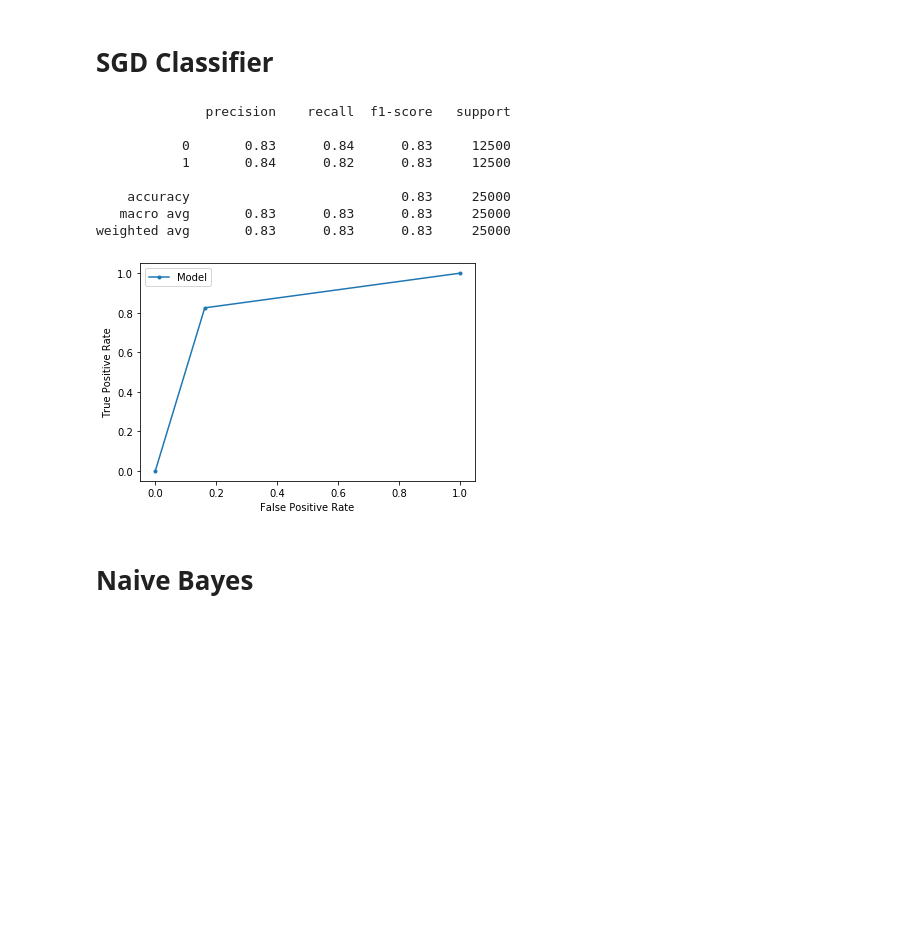
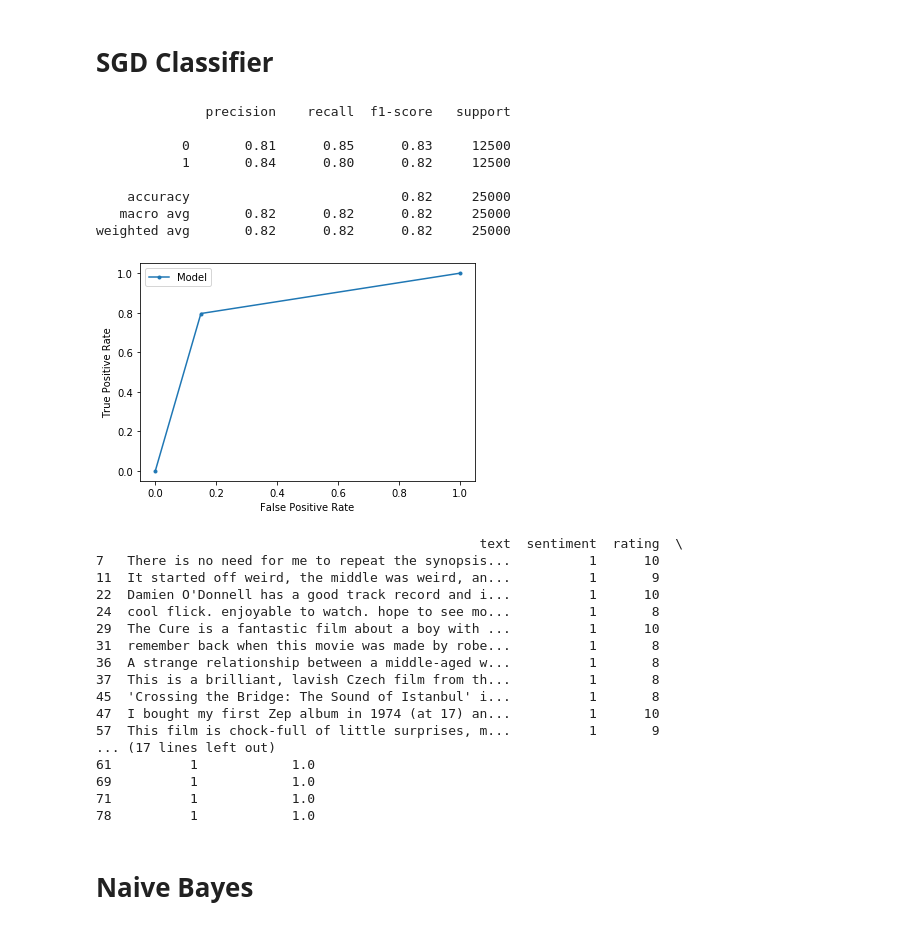
Before and after one commit to gregarshinov/ml_homeworks, a Jupyter notebook: hw_2.ipynb, the cells around one changed output. Drawn from its saved outputs; the diff is of its cells as text; code cells hidden in the pictures; blank space fills up the shorter version.

```diff
--- a/hw_2.ipynb
+++ b/hw_2.ipynb
@@ -53,8 +53,9 @@ def evaluate_model(model_class,param_grid):
                          ("grid", grid)])
     pipeline.fit(data_train.text, data_train.sentiment)
     predictions = pipeline.predict(data_test.text)
-    current_test_df = pd.DataFrame(data_test)
-    current_test_df["predicted"] = predictions
+    probabilities = pipeline.predict_proba(data_test.text)
+    current_test_df = pd.DataFrame(data_test.copy())
+    current_test_df["probabilities"] = probabilities[:,1]
     print(classification_report(data_test.sentiment, predictions))
     lr_auc = roc_auc_score(data_test.sentiment, predictions)
     lr_fpr, lr_tpr, _ = roc_curve(data_test.sentiment, predictions)
@@ -63,6 +64,7 @@ def evaluate_model(model_class,param_grid):
     pyplot.ylabel('True Positive Rate')
     pyplot.legend()
     pyplot.show()
+    print(current_test_df.nlargest(15, columns=["probabilities"]))
 # %% [markdown]
 # Logistic Regression
 # %%
@@ -80,17 +99,34 @@ weighted avg       0.84      0.84      0.84     25000
 # %% [markdown]
 # SGD Classifier
 # %%
-evaluate_model(SGDClassifier, {"loss": ["hinge", "modified_huber"], "penalty": ["l2", "elasticnet"]})
+evaluate_model(SGDClassifier, {"loss": ["modified_huber"], "penalty": ["l2", "elasticnet"]})
 # %% [output]
               precision    recall  f1-score   support
 
-           0       0.83      0.84      0.83     12500
-           1       0.84      0.82      0.83     12500
+           0       0.81      0.85      0.83     12500
+           1       0.84      0.80      0.82     12500
 
-    accuracy                           0.83     25000
-   macro avg       0.83      0.83      0.83     25000
-weighted avg       0.83      0.83      0.83     25000
+    accuracy                           0.82     25000
+   macro avg       0.82      0.82      0.82     25000
+weighted avg       0.82      0.82      0.82     25000
-[figure, old version]
+[figure, new version]
+                                                 text  sentiment  rating  \
+7   There is no need for me to repeat the synopsis...          1      10
+11  It started off weird, the middle was weird, an...          1       9
+22  Damien O'Donnell has a good track record and i...          1      10
+24  cool flick. enjoyable to watch. hope to see mo...          1       8
+29  The Cure is a fantastic film about a boy with ...          1      10
+31  remember back when this movie was made by robe...          1       8
+36  A strange relationship between a middle-aged w...          1       8
+37  This is a brilliant, lavish Czech film from th...          1       8
+45  'Crossing the Bridge: The Sound of Istanbul' i...          1       8
+47  I bought my first Zep album in 1974 (at 17) an...          1      10
+57  This film is chock-full of little surprises, m...          1       9
+... (17 lines left out)
+61          1            1.0
+69          1            1.0
+71          1            1.0
+78          1            1.0
 # %% [markdown]
 # Naive Bayes
 # %%
```
Also changed, not shown: parts of 4 cells of this notebook.
